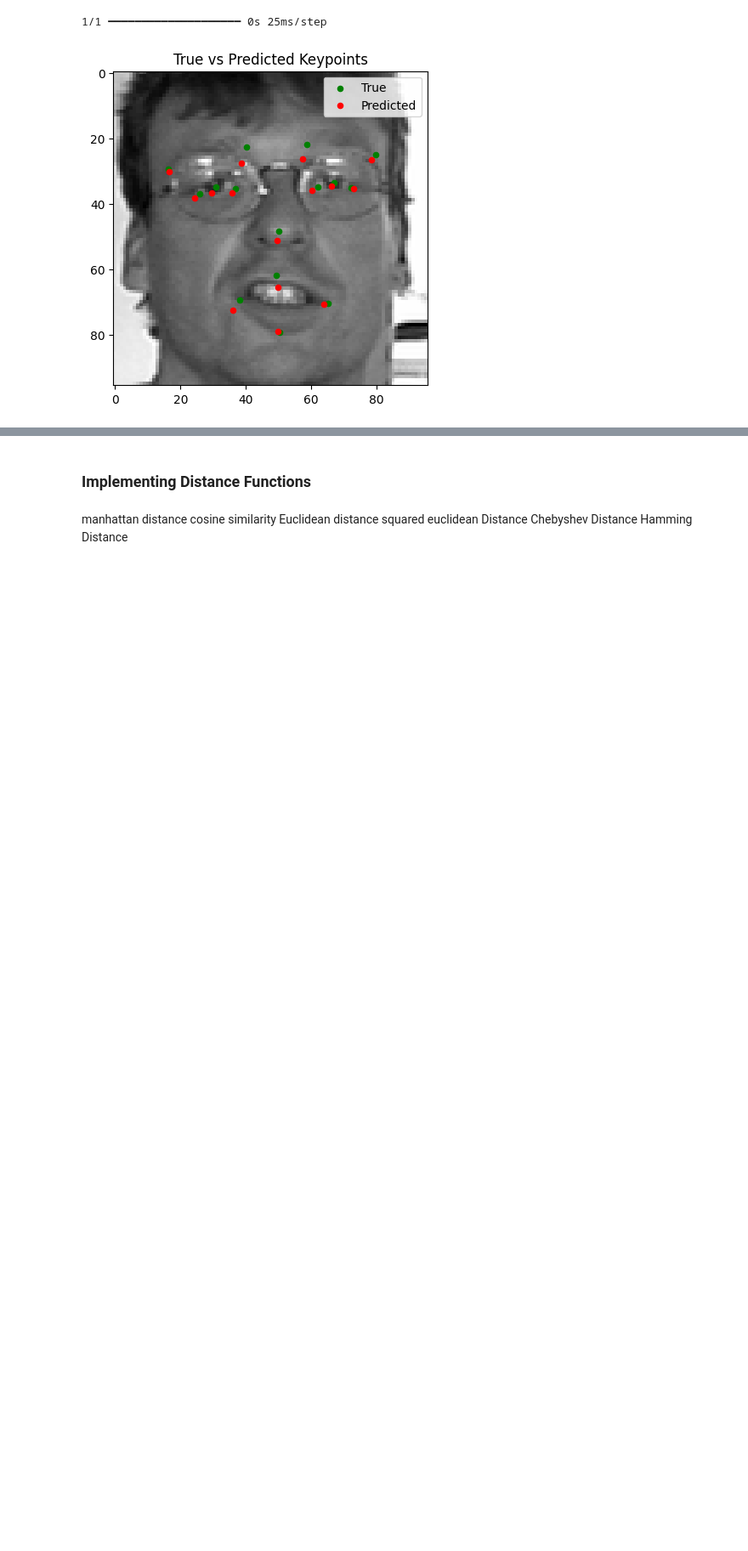
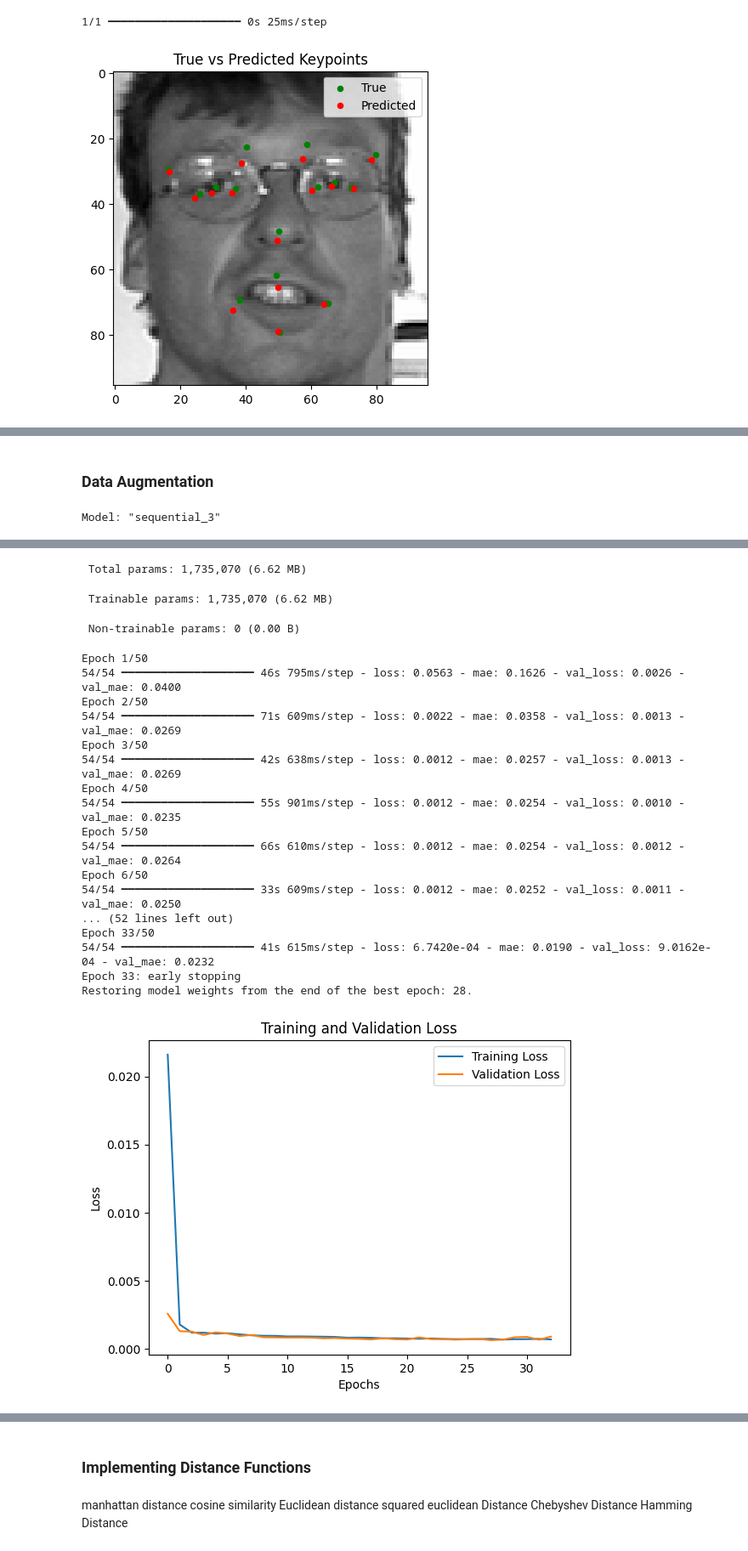
Before and after one commit to elmomote/DL2024-FacialKeypointDetectionProject, a Jupyter notebook: [F24_DL]_Facial_Keypoint_Detection_Project.ipynb, the cells around one changed output, grey strips where cells are left out. Shown at 85% size. Cells and saved outputs as stored; diff of their text form; code cells hidden in the pictures; blank space fills up the shorter version.

```diff
--- a/[F24_DL]_Facial_Keypoint_Detection_Project.ipynb
+++ b/[F24_DL]_Facial_Keypoint_Detection_Project.ipynb
@@ -237,0 +512,58 @@ for index in random_indices:
+# %% [markdown]
+### Data Augmentation
+# %%
+#Attempt 3
+def augmentation_model():
+  model = tf.keras.Sequential()
+  model.add(Input(shape=(96, 96, 1)))
+  model.add(RandomFlip("horizontal"))
+  model.add(RandomRotation(0.1))
+  model.add(RandomZoom(0.1))
+  model.add(RandomContrast(0.1))
+
+  model.add(Conv2D(32, (3, 3), activation='relu'))
+  model.add(MaxPooling2D((2, 2)))
+ # model.add(Dropout(0.20))
+
+  model.add(Conv2D(64, (3, 3), activation='relu'))
+  model.add(MaxPooling2D((2, 2)))
+  #model.add(Dropout(0.20))
+  model.add(Conv2D(128, (3, 3), activation='relu'))
+  model.add(MaxPooling2D((2, 2)))
+
+  model.add(Flatten())
+  model.add(Dense(128, activation='relu'))
+  #model.add(Dropout(0.50))
+  model.add(Dense(30))
+  model.summary()
+
+  return model
+
+from tensorflow.keras.callbacks import  *
+es = EarlyStopping(monitor='val_loss', verbose=1, patience=5, restore_best_weights=True)
+# Compile the model
+model5 = augmentation_model()
+model.compile(optimizer='adam', loss='mean_squared_error', metrics=['mae'])
+
+# Train the model
+history = model.fit(X_train, y_train,
+                    validation_data=(X_val, y_val),
+                    epochs=50,
+                    batch_size=32,
+                    callbacks=[es]
+                    )
+# Plot training history
+plt.plot(history.history['loss'], label='Training Loss')
+plt.plot(history.history['val_loss'], label='Validation Loss')
+plt.xlabel('Epochs')
+plt.ylabel('Loss')
+plt.legend()
+plt.title('Training and Validation Loss')
+plt.show()
+
+# Evaluate the model on validation data
+val_loss, val_mae = model.evaluate(X_val, y_val)
+print(f"Validation Loss: {val_loss:.4f}, Validation MAE: {val_mae:.4f}")
+visualize_predictions(0)
+# %% [output]
+Model: "sequential_3"
@@ -237,0 +587,21 @@ for index in random_indices:
+ Total params: 1,735,070 (6.62 MB)
+ Trainable params: 1,735,070 (6.62 MB)
+ Non-trainable params: 0 (0.00 B)
+Epoch 1/50
+54/54 ━━━━━━━━━━━━━━━━━━━━ 46s 795ms/step - loss: 0.0563 - mae: 0.1626 - val_loss: 0.0026 - val_mae: 0.0400
+Epoch 2/50
+54/54 ━━━━━━━━━━━━━━━━━━━━ 71s 609ms/step - loss: 0.0022 - mae: 0.0358 - val_loss: 0.0013 - val_mae: 0.0269
+Epoch 3/50
+54/54 ━━━━━━━━━━━━━━━━━━━━ 42s 638ms/step - loss: 0.0012 - mae: 0.0257 - val_loss: 0.0013 - val_mae: 0.0269
+Epoch 4/50
+54/54 ━━━━━━━━━━━━━━━━━━━━ 55s 901ms/step - loss: 0.0012 - mae: 0.0254 - val_loss: 0.0010 - val_mae: 0.0235
+Epoch 5/50
+54/54 ━━━━━━━━━━━━━━━━━━━━ 66s 610ms/step - loss: 0.0012 - mae: 0.0254 - val_loss: 0.0012 - val_mae: 0.0264
+Epoch 6/50
+54/54 ━━━━━━━━━━━━━━━━━━━━ 33s 609ms/step - loss: 0.0012 - mae: 0.0252 - val_loss: 0.0011 - val_mae: 0.0250
+... (52 lines left out)
+Epoch 33/50
+54/54 ━━━━━━━━━━━━━━━━━━━━ 41s 615ms/step - loss: 6.7420e-04 - mae: 0.0190 - val_loss: 9.0162e-04 - val_mae: 0.0232
+Epoch 33: early stopping
+Restoring model weights from the end of the best epoch: 28.
+[figure, added]
```
Also changed, not shown: parts of 14 cells of this notebook.
